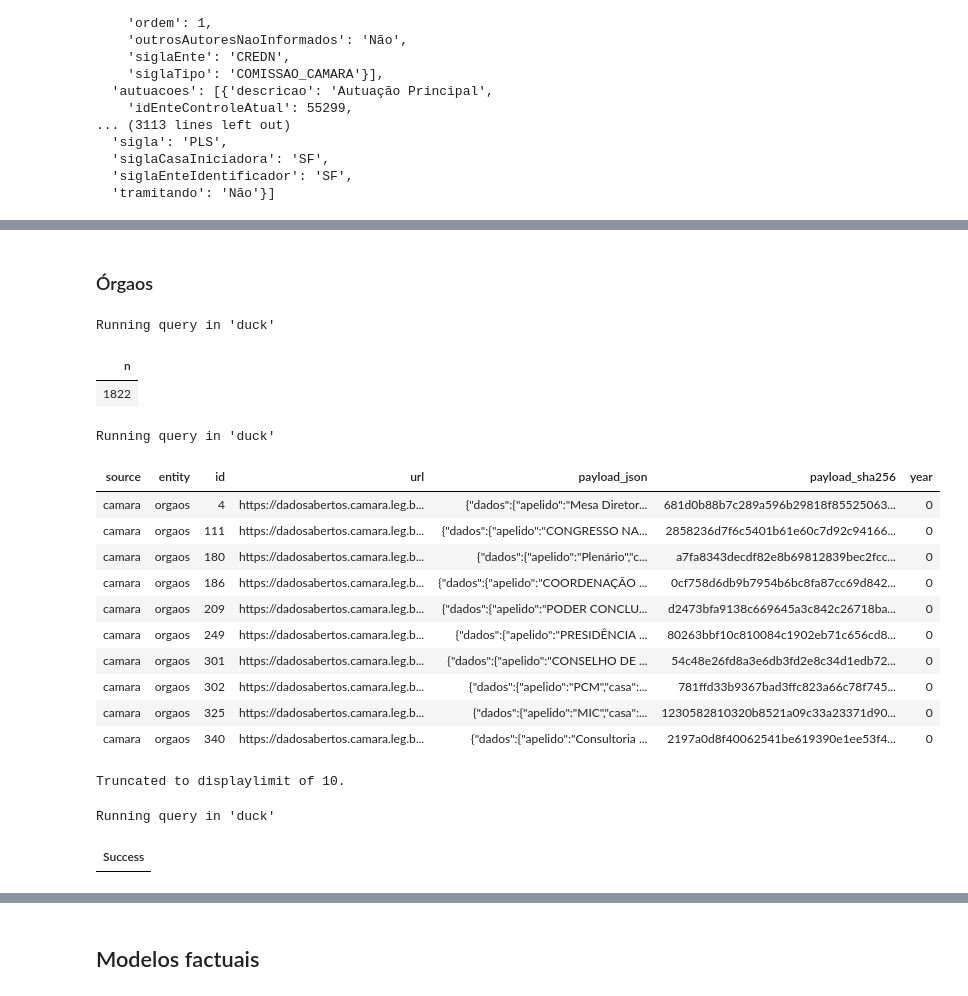
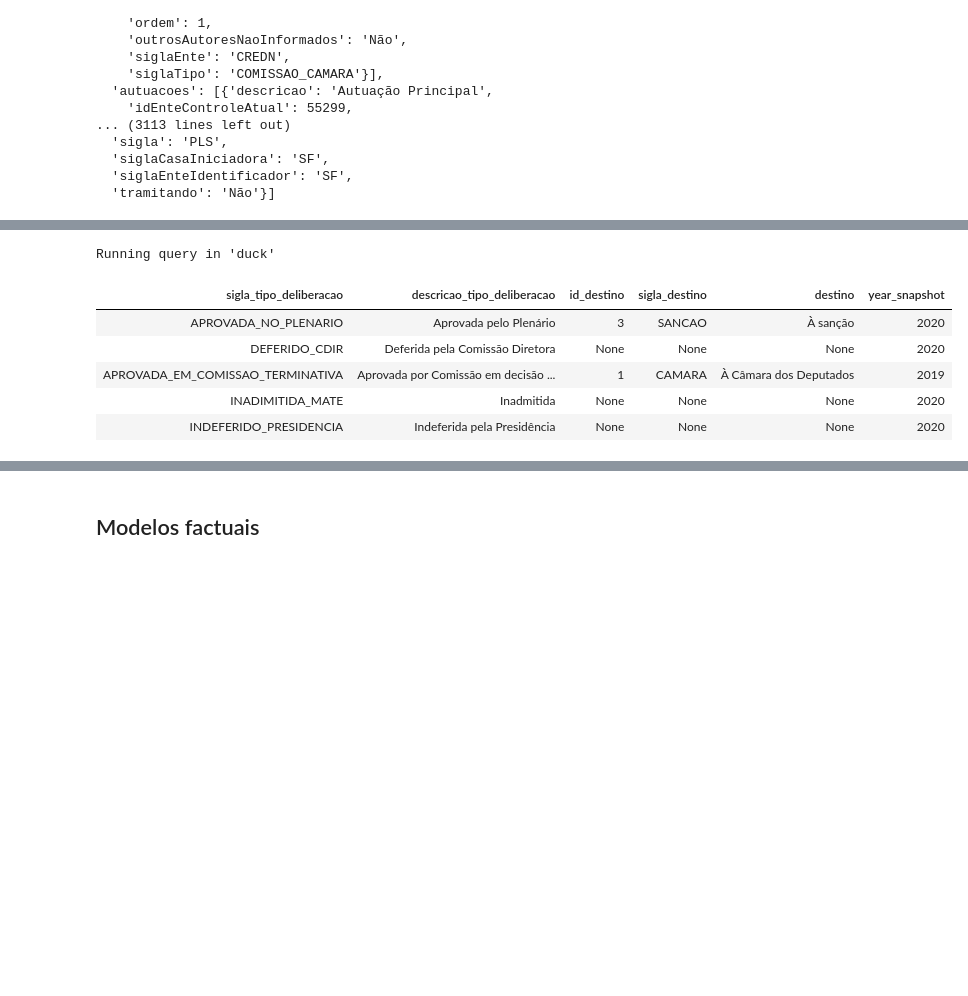
Before and after one commit to busdriverbuddha/tramita, a Jupyter notebook: silver_workbench_senado.ipynb, the cells around one changed output, grey strips where cells are left out. Drawn from its saved outputs; the diff is of its cells as text; code cells hidden in the pictures; blank space fills up the shorter version.

```diff
--- a/silver_workbench_senado.ipynb
+++ b/silver_workbench_senado.ipynb
@@ -735,51 +745,11 @@ Truncated to displaylimit of 10.
-# %% [markdown]
-### Órgaos
-# %%
-%%sql
-CREATE OR REPLACE VIEW bronze_camara_orgaos AS
-SELECT * FROM parquet_scan("data/bronze/snapshots/bronze-2020-smoke/camara/orgaos/details/year=*/part-*.parquet")
-WHERE source = 'camara' AND entity = 'orgaos';
-
-SELECT COUNT(*) AS n FROM bronze_camara_orgaos;
-# %% [output]
-Running query in 'duck'
-| n |
-| 1822 |
 # %%
 %%sql
-SELECT * FROM bronze_camara_orgaos LIMIT 10;
+SELECT * FROM tipo_deliberacao_senado LIMIT 5;
 # %% [output]
 Running query in 'duck'
-| source | entity | id | url | payload_json | payload_sha256 | year |
-| camara | orgaos | 4 | https://dadosabertos.camara.leg.b... | {"dados":{"apelido":"Mesa Diretor... | 681d0b88b7c289a596b29818f85525063... | 0 |
-| camara | orgaos | 111 | https://dadosabertos.camara.leg.b... | {"dados":{"apelido":"CONGRESSO NA... | 2858236d7f6c5401b61e60c7d92c94166... | 0 |
-| camara | orgaos | 180 | https://dadosabertos.camara.leg.b... | {"dados":{"apelido":"Plenário","c... | a7fa8343decdf82e8b69812839bec2fcc... | 0 |
-| camara | orgaos | 186 | https://dadosabertos.camara.leg.b... | {"dados":{"apelido":"COORDENAÇÃO ... | 0cf758d6db9b7954b6bc8fa87cc69d842... | 0 |
-| camara | orgaos | 209 | https://dadosabertos.camara.leg.b... | {"dados":{"apelido":"PODER CONCLU... | d2473bfa9138c669645a3c842c26718ba... | 0 |
-| camara | orgaos | 249 | https://dadosabertos.camara.leg.b... | {"dados":{"apelido":"PRESIDÊNCIA ... | 80263bbf10c810084c1902eb71c656cd8... | 0 |
-| camara | orgaos | 301 | https://dadosabertos.camara.leg.b... | {"dados":{"apelido":"CONSELHO DE ... | 54c48e26fd8a3e6db3fd2e8c34d1edb72... | 0 |
-| camara | orgaos | 302 | https://dadosabertos.camara.leg.b... | {"dados":{"apelido":"PCM","casa":... | 781ffd33b9367bad3ffc823a66c78f745... | 0 |
-| camara | orgaos | 325 | https://dadosabertos.camara.leg.b... | {"dados":{"apelido":"MIC","casa":... | 1230582810320b8521a09c33a23371d90... | 0 |
-| camara | orgaos | 340 | https://dadosabertos.camara.leg.b... | {"dados":{"apelido":"Consultoria ... | 2197a0d8f40062541be619390e1ee53f4... | 0 |
+| sigla_tipo_deliberacao | descricao_tipo_deliberacao | id_destino | sigla_destino | destino | year_snapshot |
+| APROVADA_NO_PLENARIO | Aprovada pelo Plenário | 3 | SANCAO | À sanção | 2020 |
+| DEFERIDO_CDIR | Deferida pela Comissão Diretora | None | None | None | 2020 |
+| APROVADA_EM_COMISSAO_TERMINATIVA | Aprovada por Comissão em decisão ... | 1 | CAMARA | À Câmara dos Deputados | 2019 |
+| INADIMITIDA_MATE | Inadmitida | None | None | None | 2020 |
+| INDEFERIDO_PRESIDENCIA | Indeferida pela Presidência | None | None | None | 2020 |
-Truncated to displaylimit of 10.
-# %%
-
-%%sql
-DROP TABLE IF EXISTS orgaos_camara;
-CREATE TABLE orgaos_camara AS
-WITH base AS (
-    SELECT TRY_CAST(payload_json AS JSON) as j, year
-    FROM bronze_camara_orgaos
-)
-SELECT
-    CAST(jget1(j, '$.dados.id') AS BIGINT) AS id_orgao,
-    jget1(j, '$.dados.nome') AS nome,
-    CAST(jget1(j, '$.dados.codTipoOrgao') AS BIGINT) AS cod_tipo_orgao,
-    jget1(j, '$.dados.uri') AS uri,
-    year AS year_snapshot
-FROM base
-WHERE jget1(j, '$.dados.id') IS NOT NULL;
-DROP VIEW IF EXISTS bronze_camara_orgaos;
-# %% [output]
-Running query in 'duck'
-| Success |
```
Also changed, not shown: parts of 133 cells of this notebook, 3 other files.
